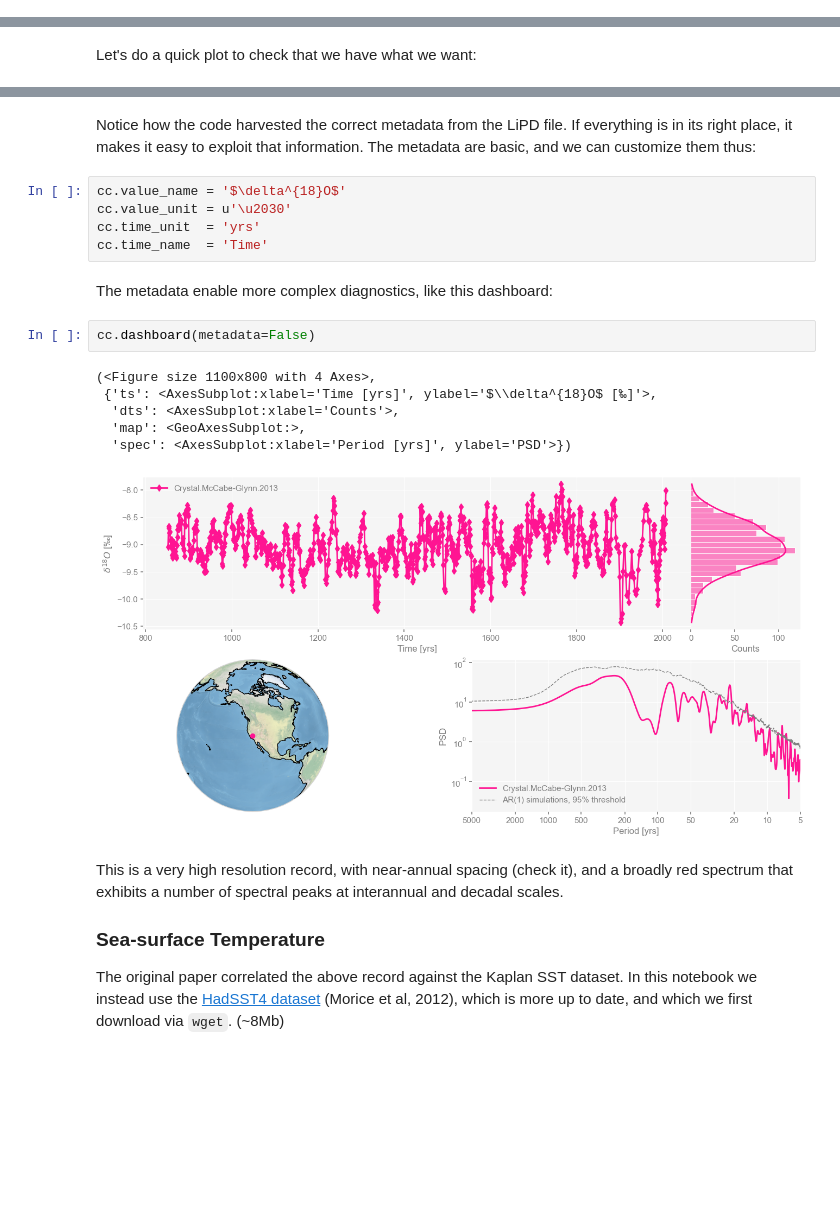
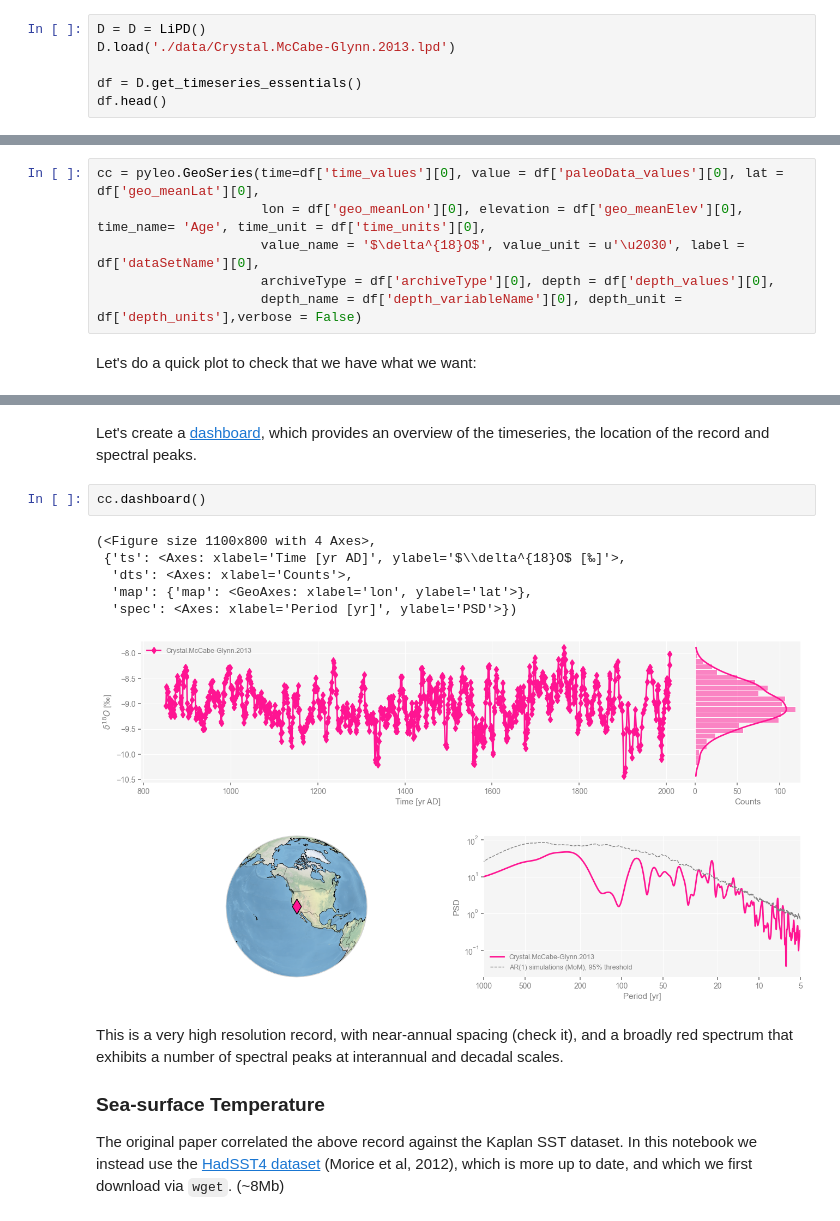
Before and after one commit to LinkedEarth/PyleoclimPaper, a Jupyter notebook: CrystalCorrelations/CrystalCorrelations.ipynb, the cells around one changed output, grey strips where cells are left out. Saved outputs shown, nothing was run; the diff lists cells and outputs as text; blank space fills up the shorter version.

```diff
--- a/CrystalCorrelations/CrystalCorrelations.ipynb
+++ b/CrystalCorrelations/CrystalCorrelations.ipynb
@@ -55,0 +45,6 @@ Created time series: 3 entries
+# %%
+D = D = LiPD()
+D.load('./data/Crystal.McCabe-Glynn.2013.lpd')
+
+df = D.get_timeseries_essentials()
+df.head()
@@ -56,3 +58,9 @@ Created time series: 3 entries
+# %%
+cc = pyleo.GeoSeries(time=df['time_values'][0], value = df['paleoData_values'][0], lat = df['geo_meanLat'][0],
+                     lon = df['geo_meanLon'][0], elevation = df['geo_meanElev'][0], time_name= 'Age', time_unit = df['time_units'][0],
+                     value_name = '$\delta^{18}O$', value_unit = u'\u2030', label = df['dataSetName'][0],
+                     archiveType = df['archiveType'][0], depth = df['depth_values'][0],
+                     depth_name = df['depth_variableName'][0], depth_unit = df['depth_units'],verbose = False)
 # %% [markdown]
 Let's do a quick plot to check that we have what we want:
 # %%
@@ -62,21 +70,14 @@ fig, ax = cc.plot()
-# %% [markdown]
-Notice how the code harvested the correct metadata from the LiPD file. If everything is in its right place, it makes it easy to exploit that information. The metadata are basic, and we can customize them thus:
-# %%
-cc.value_name = '$\delta^{18}O$'
-cc.value_unit = u'\u2030'
-cc.time_unit  = 'yrs'
-cc.time_name  = 'Time'
-# %% [markdown]
-The metadata enable more complex diagnostics, like this dashboard:
+# %% [markdown]
+Let's create a [dashboard](https://pyleoclim-util.readthedocs.io/en/latest/core/api.html#pyleoclim.core.geoseries.GeoSeries.dashboard), which provides an overview of the timeseries, the location of the record and spectral peaks.
 # %%
-cc.dashboard(metadata=False)
+cc.dashboard()
 # %% [output]
 (<Figure size 1100x800 with 4 Axes>,
- {'ts': <AxesSubplot:xlabel='Time [yrs]', ylabel='$\\delta^{18}O$ [‰]'>,
-  'dts': <AxesSubplot:xlabel='Counts'>,
-  'map': <GeoAxesSubplot:>,
-  'spec': <AxesSubplot:xlabel='Period [yrs]', ylabel='PSD'>})
+ {'ts': <Axes: xlabel='Time [yr AD]', ylabel='$\\delta^{18}O$ [‰]'>,
+  'dts': <Axes: xlabel='Counts'>,
+  'map': {'map': <GeoAxes: xlabel='lon', ylabel='lat'>},
+  'spec': <Axes: xlabel='Period [yr]', ylabel='PSD'>})
-[figure, old version]
+[figure, new version]
 # %% [markdown]
 This is a very high resolution record, with near-annual spacing (check it), and a broadly red spectrum that exhibits a number of spectral peaks at interannual and decadal scales.
 
```
Also changed, not shown: parts of 57 cells of this notebook, 13 other files.
